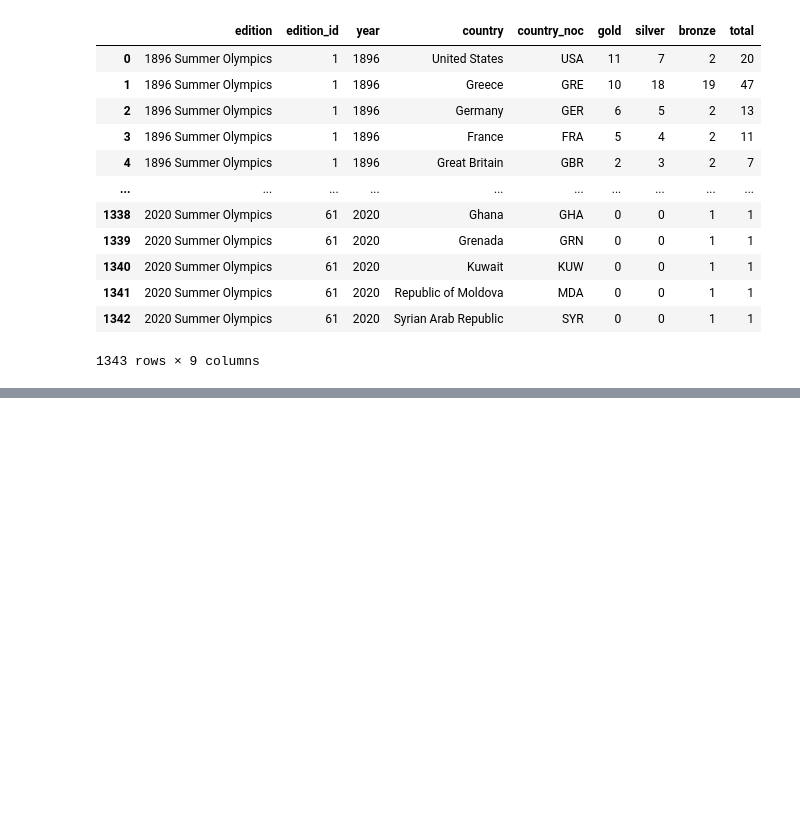
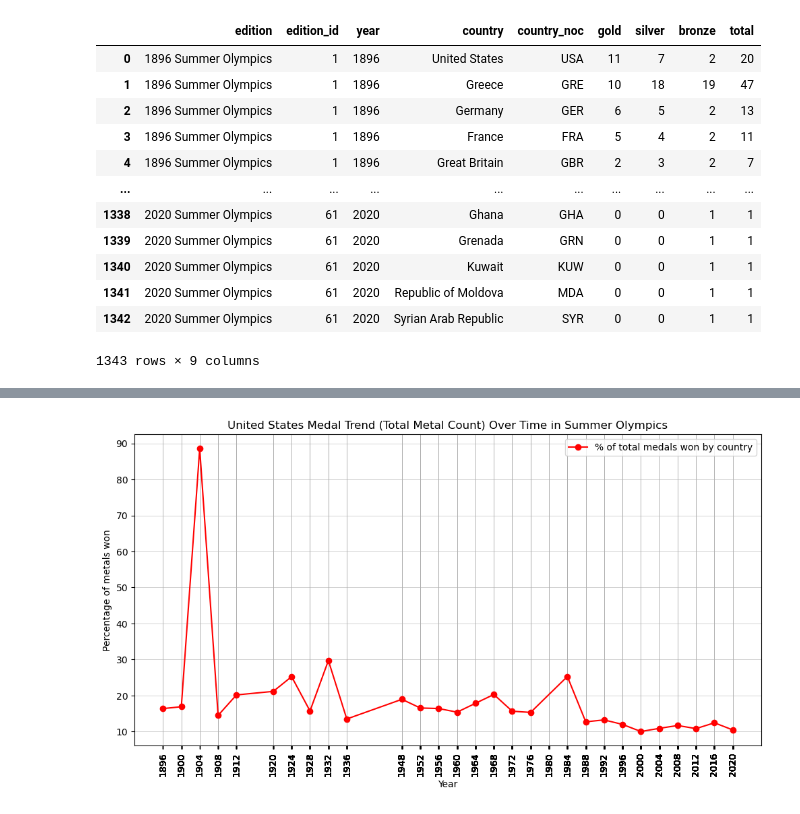
Before and after one commit to tristanpadiou/Group-Project-1, a Jupyter notebook: Olympics_Tally.ipynb, the cells around one changed output, grey strips where cells are left out. Cells and saved outputs as stored; diff of their text form; code cells hidden in the pictures; blank space fills up the shorter version.

```diff
--- a/Olympics_Tally.ipynb
+++ b/Olympics_Tally.ipynb
@@ -167,0 +254,4 @@ USA_summer_medal_trend.plot(kind='line', marker='o', figsize=(12, 6), title='Uni
+# %%
+# percentage of of metals USA has won in comparison total metals awarded in each of the summer games
+USA_summer_medal_percentage = summer_tally[summer_tally['country'] == 'United States'].set_index('year')['country_medal_percentage']
+USA_summer_medal_percentage
@@ -168,3 +276,12 @@ USA_summer_medal_trend.plot(kind='line', marker='o', figsize=(12, 6), title='Uni
+# %%
+# Trend of US medal percentage in summer Olympics over time
+USA_summer_medal_percentage.plot(kind='line', marker='o', figsize=(12, 6), title='United States Medal Trend (Total Metal Count) Over Time in Summer Olympics', ylabel='Percentage of metals won', xlabel='Year', color='r', label='% of total medals won by country')
+plt.grid(linewidth=0.4)
+plt.xticks(summer_tally['year'], rotation=90)
+plt.legend()
+plt.show()
+# %% [output]
+[figure, added]
 # %%
 #how many Summer games did each of these countries held?
 host_country_summer = df_games_summer['noc'].value_counts()
```
Also changed, not shown: parts of 13 cells of this notebook.
